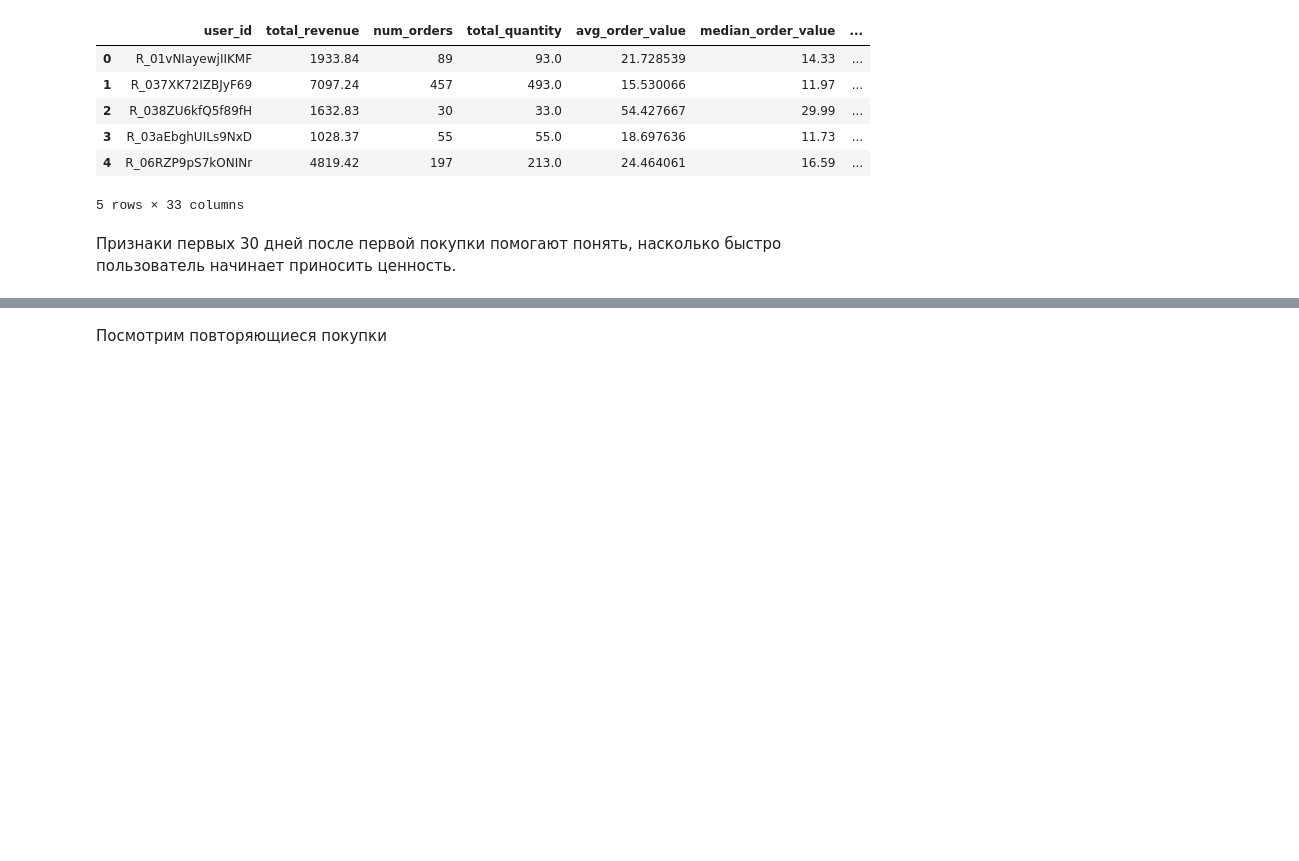
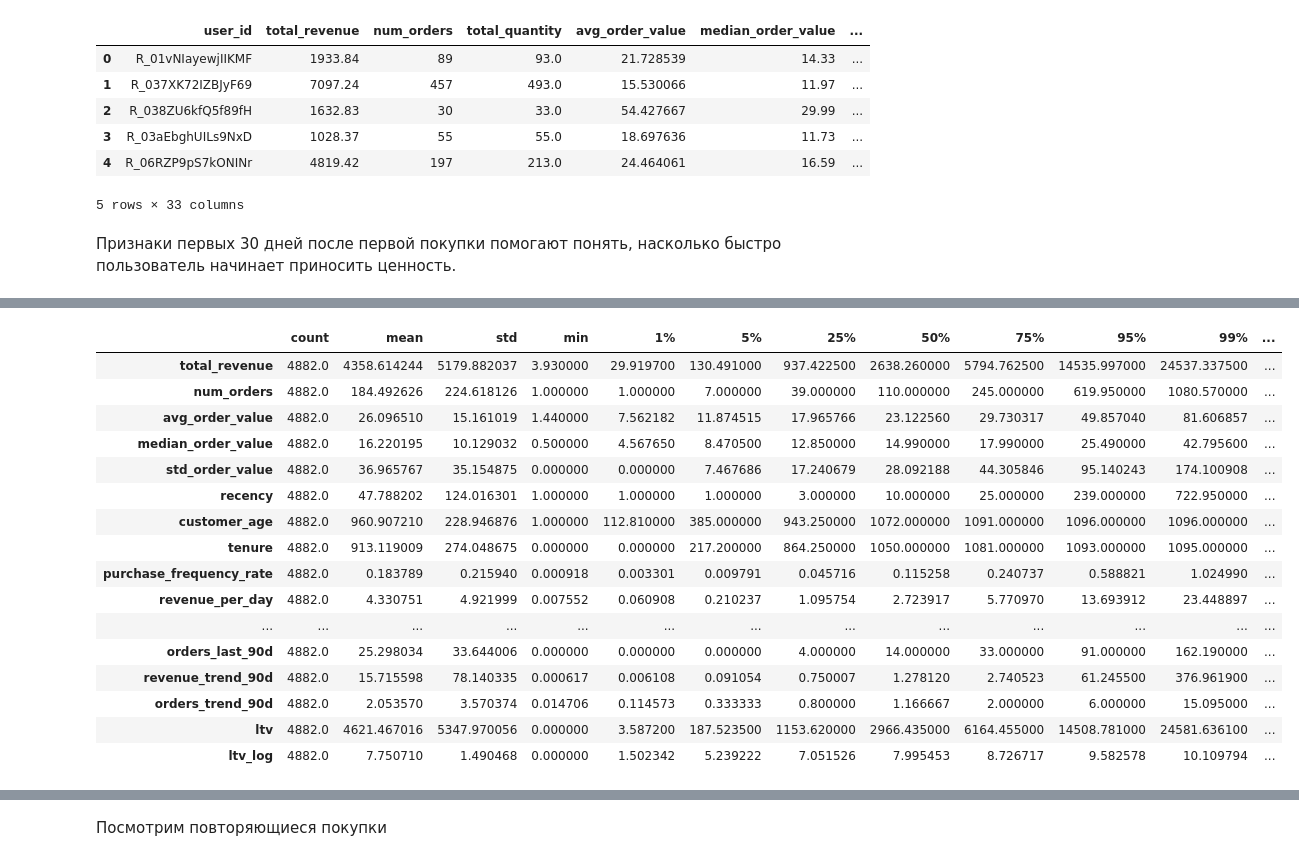
Before and after one commit to arlinrus/vkr, a Jupyter notebook: diplom.ipynb, the cells around one changed output, grey strips where cells are left out. Cells and saved outputs as stored; diff of their text form; code cells hidden in the pictures; blank space fills up the shorter version.

```diff
--- a/diplom.ipynb
+++ b/diplom.ipynb
@@ -272,7 +238,8 @@ plt.show()
 # %%
 cutoff_date = pd.Timestamp('2021-01-01')
-past = df[df['order_date']  < cutoff_date ]
-future = df[df['order_date'] >= cutoff_date]
+
+past = df[df['order_date'] < cutoff].copy()
+future = df[df['order_date'] >= cutoff].copy()
 
 past.shape, future.shape, past['user_id'].nunique(), future['user_id'].nunique()
 # %% [output]
@@ -421,2 +493,32 @@ df['ltv_log'] = np.log1p(df['ltv'])
+# %%
+important_features = [
+    'total_revenue', 'num_orders', 'avg_order_value', 'median_order_value', 'std_order_value',
+    'recency', 'customer_age', 'tenure', 'purchase_frequency_rate', 'revenue_per_day',
+    'avg_days_between_orders', 'std_days_between_orders', 'category_count', 'product_count',
+    'top_category_share', 'revenue_first_30d', 'orders_first_30d',
+    'revenue_last_90d', 'orders_last_90d', 'revenue_trend_90d', 'orders_trend_90d'
+]
+
+available_important_features = [c for c in important_features if c in data.columns]
+
+data[available_important_features + ['ltv', 'ltv_log']].describe(percentiles=[.01, .05, .25, .5, .75, .95, .99]).T
+# %% [output]
+|  | count | mean | std | min | 1% | 5% | 25% | 50% | 75% | 95% | 99% | ... |
+| total_revenue | 4882.0 | 4358.614244 | 5179.882037 | 3.930000 | 29.919700 | 130.491000 | 937.422500 | 2638.260000 | 5794.762500 | 14535.997000 | 24537.337500 | ... |
+| num_orders | 4882.0 | 184.492626 | 224.618126 | 1.000000 | 1.000000 | 7.000000 | 39.000000 | 110.000000 | 245.000000 | 619.950000 | 1080.570000 | ... |
+| avg_order_value | 4882.0 | 26.096510 | 15.161019 | 1.440000 | 7.562182 | 11.874515 | 17.965766 | 23.122560 | 29.730317 | 49.857040 | 81.606857 | ... |
+| median_order_value | 4882.0 | 16.220195 | 10.129032 | 0.500000 | 4.567650 | 8.470500 | 12.850000 | 14.990000 | 17.990000 | 25.490000 | 42.795600 | ... |
+| std_order_value | 4882.0 | 36.965767 | 35.154875 | 0.000000 | 0.000000 | 7.467686 | 17.240679 | 28.092188 | 44.305846 | 95.140243 | 174.100908 | ... |
+| recency | 4882.0 | 47.788202 | 124.016301 | 1.000000 | 1.000000 | 1.000000 | 3.000000 | 10.000000 | 25.000000 | 239.000000 | 722.950000 | ... |
+| customer_age | 4882.0 | 960.907210 | 228.946876 | 1.000000 | 112.810000 | 385.000000 | 943.250000 | 1072.000000 | 1091.000000 | 1096.000000 | 1096.000000 | ... |
+| tenure | 4882.0 | 913.119009 | 274.048675 | 0.000000 | 0.000000 | 217.200000 | 864.250000 | 1050.000000 | 1081.000000 | 1093.000000 | 1095.000000 | ... |
+| purchase_frequency_rate | 4882.0 | 0.183789 | 0.215940 | 0.000918 | 0.003301 | 0.009791 | 0.045716 | 0.115258 | 0.240737 | 0.588821 | 1.024990 | ... |
+| revenue_per_day | 4882.0 | 4.330751 | 4.921999 | 0.007552 | 0.060908 | 0.210237 | 1.095754 | 2.723917 | 5.770970 | 13.693912 | 23.448897 | ... |
+| ... | ... | ... | ... | ... | ... | ... | ... | ... | ... | ... | ... | ... |
+| orders_last_90d | 4882.0 | 25.298034 | 33.644006 | 0.000000 | 0.000000 | 0.000000 | 4.000000 | 14.000000 | 33.000000 | 91.000000 | 162.190000 | ... |
+| revenue_trend_90d | 4882.0 | 15.715598 | 78.140335 | 0.000617 | 0.006108 | 0.091054 | 0.750007 | 1.278120 | 2.740523 | 61.245500 | 376.961900 | ... |
+| orders_trend_90d | 4882.0 | 2.053570 | 3.570374 | 0.014706 | 0.114573 | 0.333333 | 0.800000 | 1.166667 | 2.000000 | 6.000000 | 15.095000 | ... |
+| ltv | 4882.0 | 4621.467016 | 5347.970056 | 0.000000 | 3.587200 | 187.523500 | 1153.620000 | 2966.435000 | 6164.455000 | 14508.781000 | 24581.636100 | ... |
+| ltv_log | 4882.0 | 7.750710 | 1.490468 | 0.000000 | 1.502342 | 5.239222 | 7.051526 | 7.995453 | 8.726717 | 9.582578 | 10.109794 | ... |
 # %%
 df.isna().sum()
```
Also changed, not shown: parts of 49 cells of this notebook.
